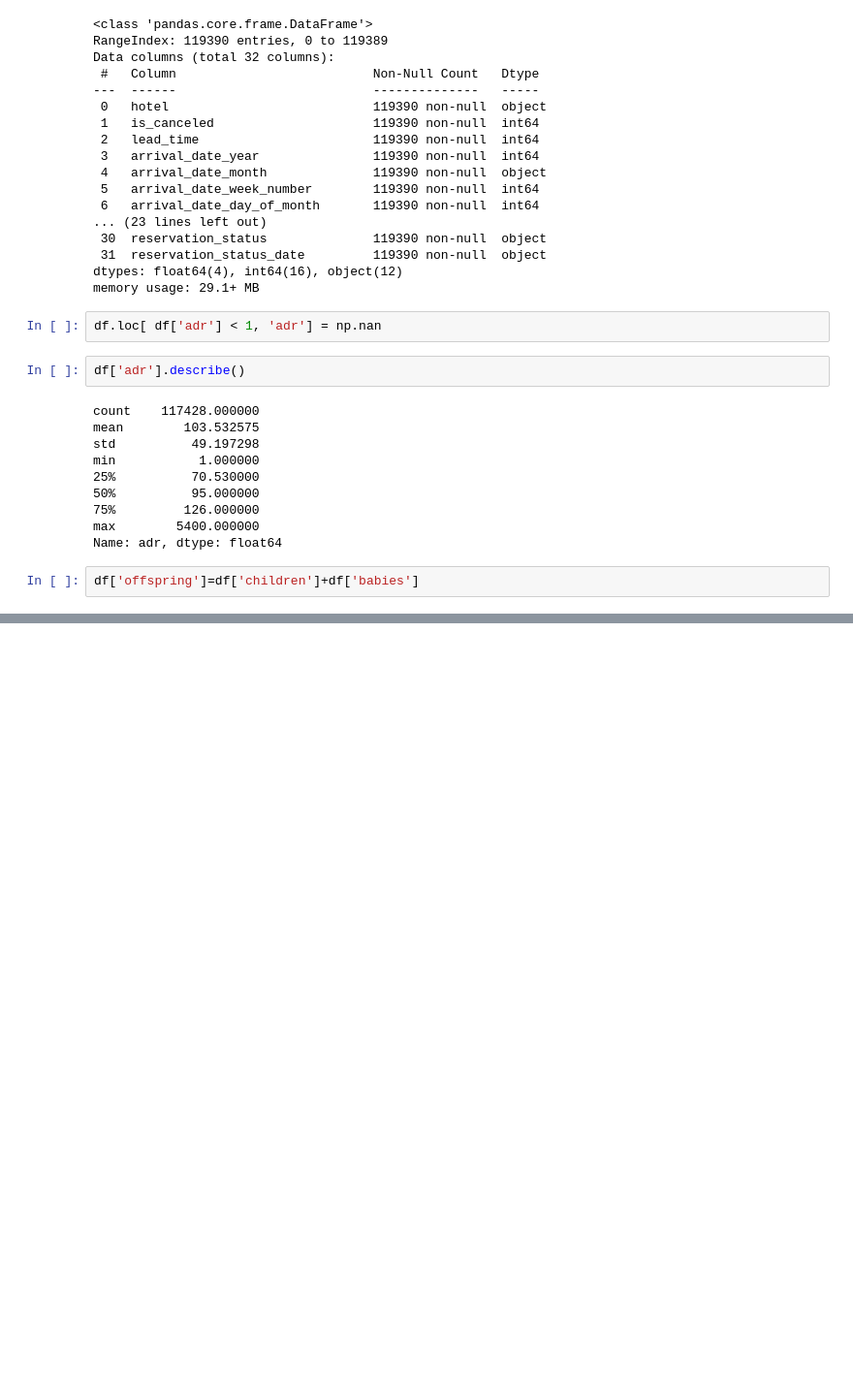
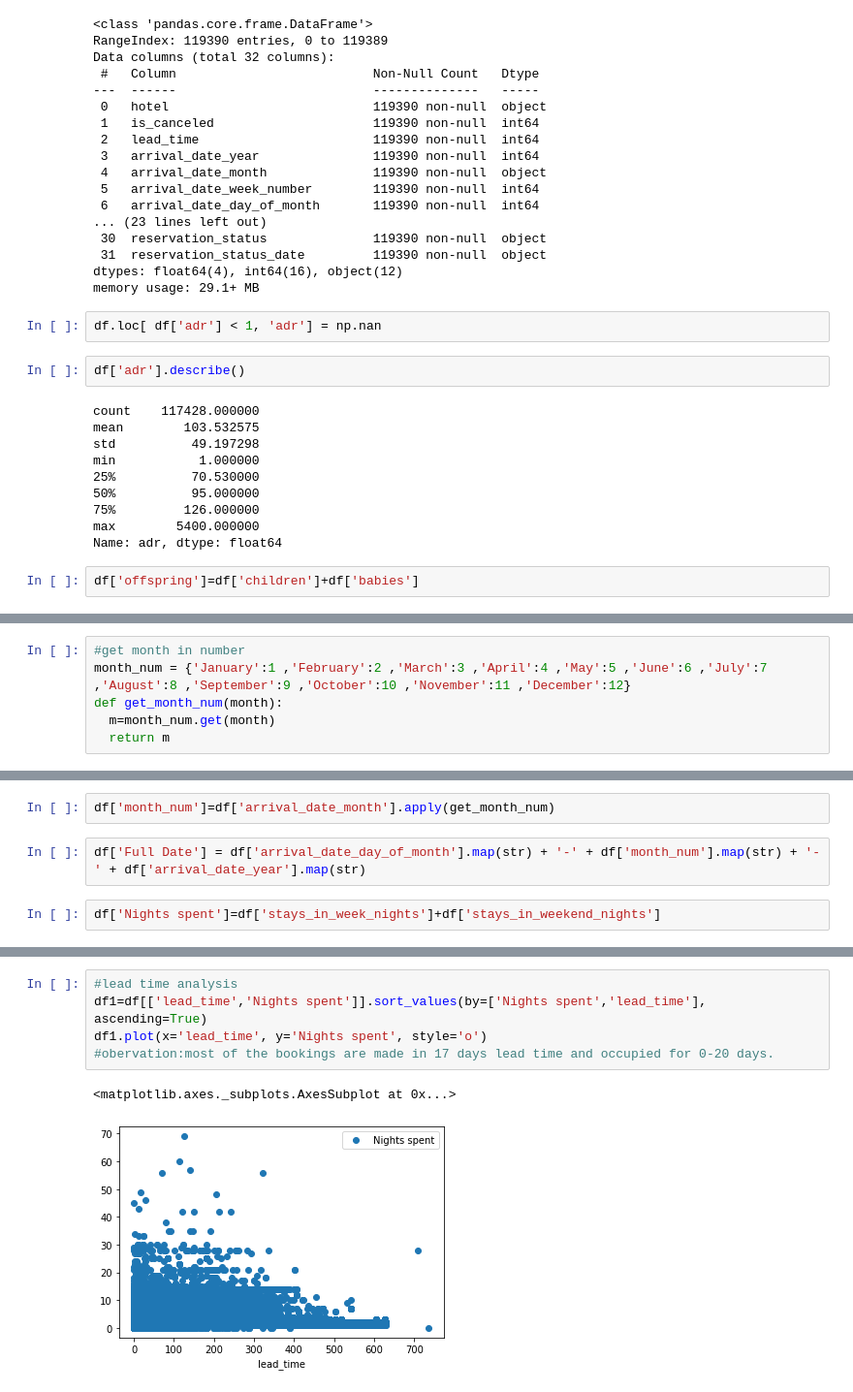
Before and after one commit to issatyajit/hotel-data-analysis, a Jupyter notebook: Hotel_Booking_Analysis_Capstone_Project.ipynb, the cells around one changed output, grey strips where cells are left out. Shown at 97% size. Cells and saved outputs as stored; diff of their text form; blank space fills up the shorter version.

```diff
--- a/Hotel_Booking_Analysis_Capstone_Project.ipynb
+++ b/Hotel_Booking_Analysis_Capstone_Project.ipynb
@@ -64,0 +76,6 @@ df['offspring']=df['children']+df['babies']
+# %%
+#get month in number
+month_num = {'January':1 ,'February':2 ,'March':3 ,'April':4 ,'May':5 ,'June':6 ,'July':7 ,'August':8 ,'September':9 ,'October':10 ,'November':11 ,'December':12}
+def get_month_num(month):
+  m=month_num.get(month)
+  return m
@@ -64,0 +86,6 @@ df['offspring']=df['children']+df['babies']
+# %%
+df['month_num']=df['arrival_date_month'].apply(get_month_num)
+# %%
+df['Full Date'] = df['arrival_date_day_of_month'].map(str) + '-' + df['month_num'].map(str) + '-' + df['arrival_date_year'].map(str)
+# %%
+df['Nights spent']=df['stays_in_week_nights']+df['stays_in_weekend_nights']
@@ -64,0 +108,8 @@ df['offspring']=df['children']+df['babies']
+# %%
+#lead time analysis
+df1=df[['lead_time','Nights spent']].sort_values(by=['Nights spent','lead_time'], ascending=True)
+df1.plot(x='lead_time', y='Nights spent', style='o')
+#obervation:most of the bookings are made in 17 days lead time and occupied for 0-20 days.
+# %% [output]
+<matplotlib.axes._subplots.AxesSubplot at 0x...>
+[figure, added]
```
Also changed, not shown: parts of 14 cells of this notebook.
